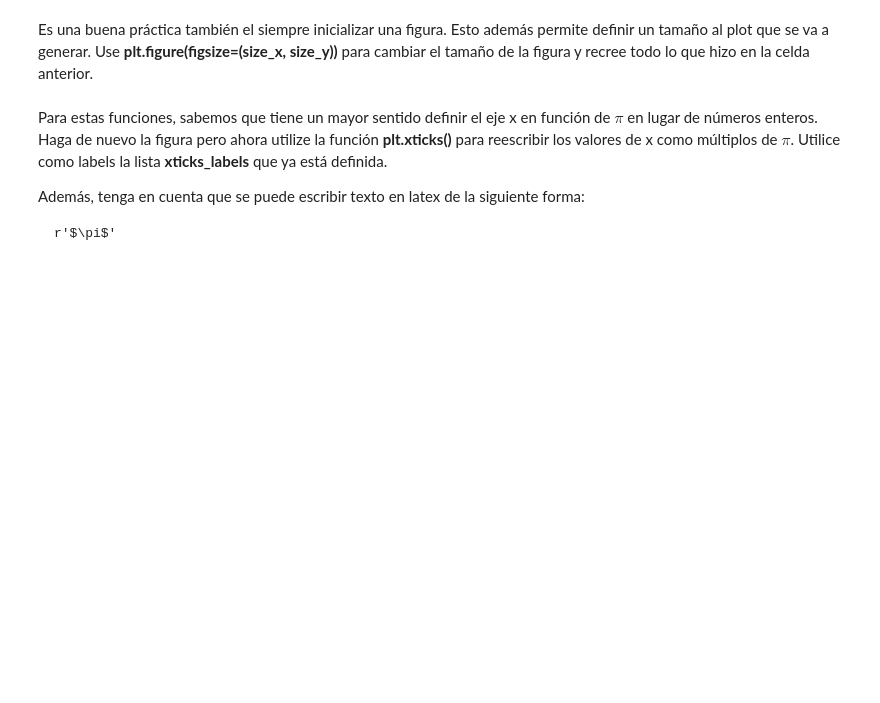
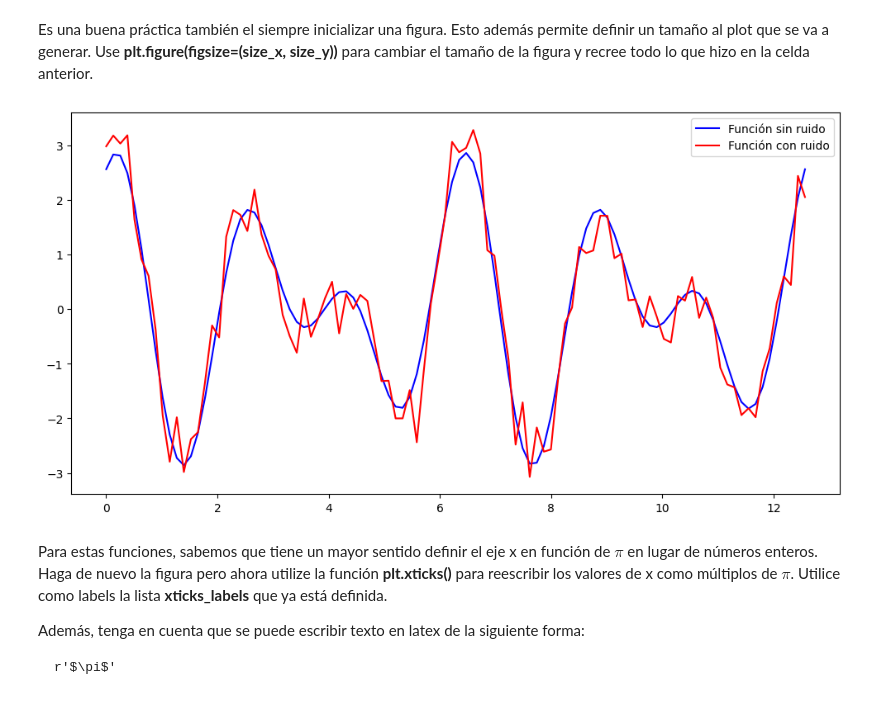
Before and after one commit to sebamonteirov/Tarea-1, a Jupyter notebook: Tarea_1.ipynb, the cells around one changed output. Cells and saved outputs as stored; diff of their text form; code cells hidden in the pictures; blank space fills up the shorter version.

```diff
--- a/Tarea_1.ipynb
+++ b/Tarea_1.ipynb
@@ -327,5 +335,22 @@ ruido = 0.4*np.random.randn(len(x_values))
 # %% [markdown]
 Es una buena práctica también el siempre inicializar una figura. Esto además permite definir un tamaño al plot que se va a generar. Use **plt.figure(figsize=(size_x, size_y))** para cambiar el tamaño de la figura y recree todo lo que hizo en la celda anterior.
+# %%
+#configuramos la figura
+plt.figure(figsize=(12, 6))
+
+#plot de la función sin ruido en azul
+plt.plot(x_values, y_values, color='blue', label='Función sin ruido')
+
+#plot la función con ruido en rojo
+plt.plot(x_values, y_ruido, color='red', label='Función con ruido')
+
+#añadir leyenda
+plt.legend()
+
+#mostramos la figura
+plt.show()
+# %% [output]
+[figure, added]
 # %% [markdown]
 Para estas funciones, sabemos que tiene un mayor sentido definir el eje x en función de $\pi$ en lugar de números enteros. Haga de nuevo la figura pero ahora utilize la función **plt.xticks()** para reescribir los valores de x como múltiplos de $\pi$. Utilice como labels la lista **xticks_labels** que ya está definida.
 
```
Also changed, not shown: parts of 16 cells of this notebook.
